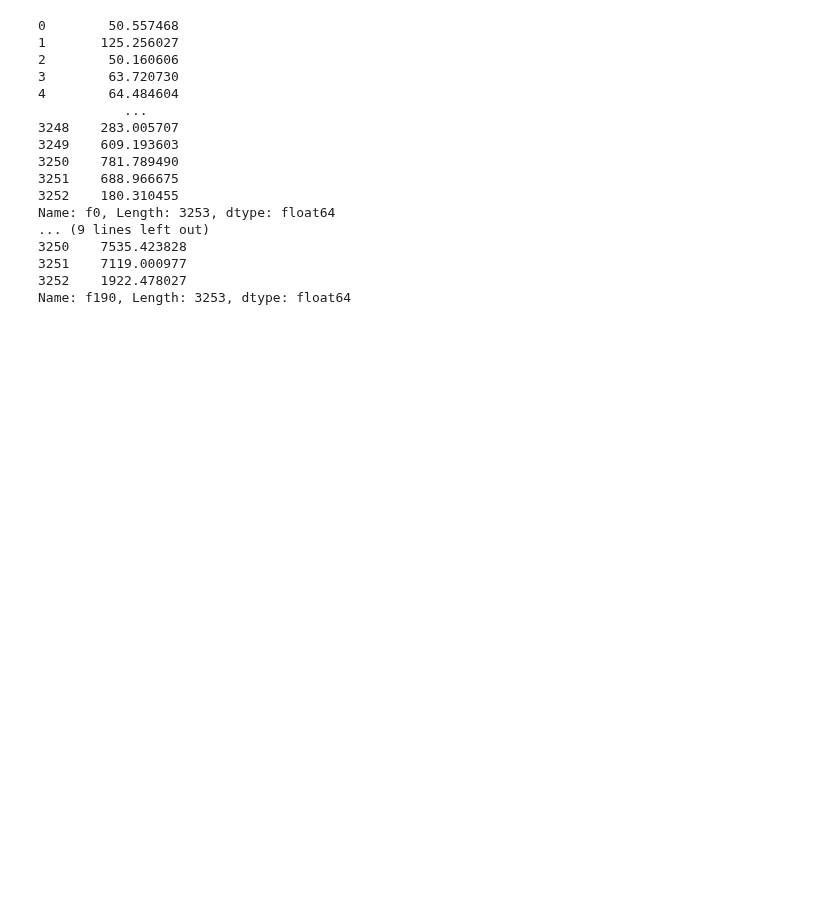
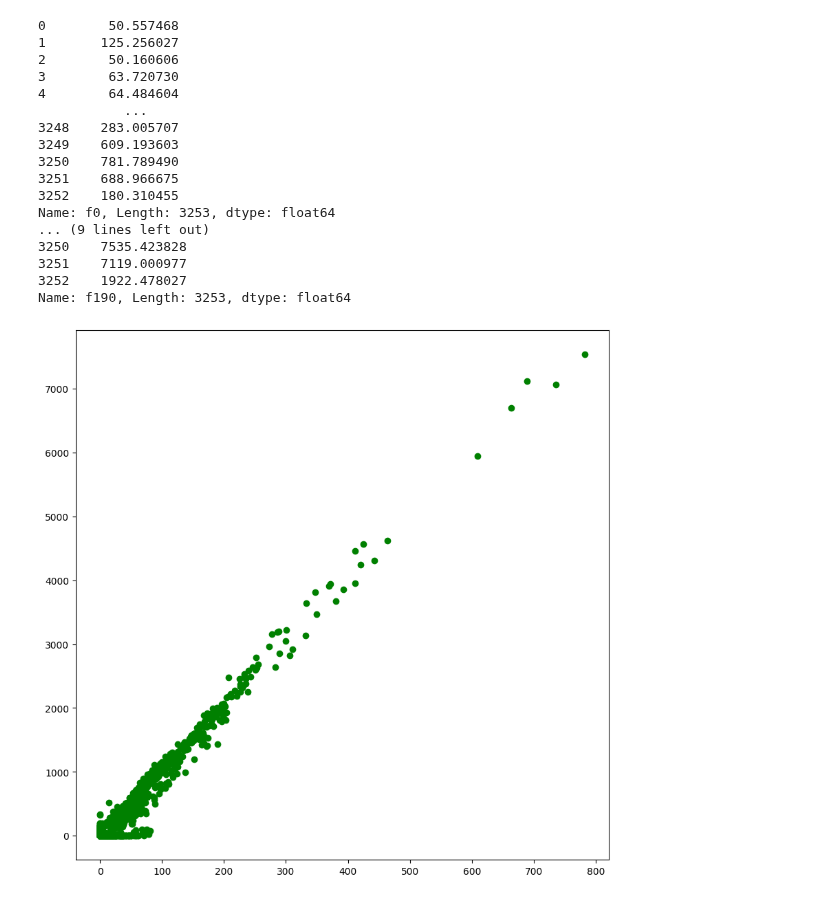
Before and after one commit to Kartik-3-programmer/Machine-Learning, a Jupyter notebook: ML_Lab_06_Codes.ipynb, the cells around one changed output. Cells and saved outputs as stored; diff of their text form; code cells hidden in the pictures; blank space fills up the shorter version.

```diff
--- a/ML_Lab_06_Codes.ipynb
+++ b/ML_Lab_06_Codes.ipynb
@@ -84,4 +84,7 @@ Name: f190, Length: 3253, dtype: float64
 # %%
 # Applying a scatter plot on the chosen attributes
 plt.figure(figsize=(10, 10))
-plt.plot(attribute1, attribute2)
+plt.scatter(attribute1, attribute2, color='green')
+plt.show()
+# %% [output]
+[figure, added]
```
Also changed, not shown: parts of 1 cell of this notebook.
